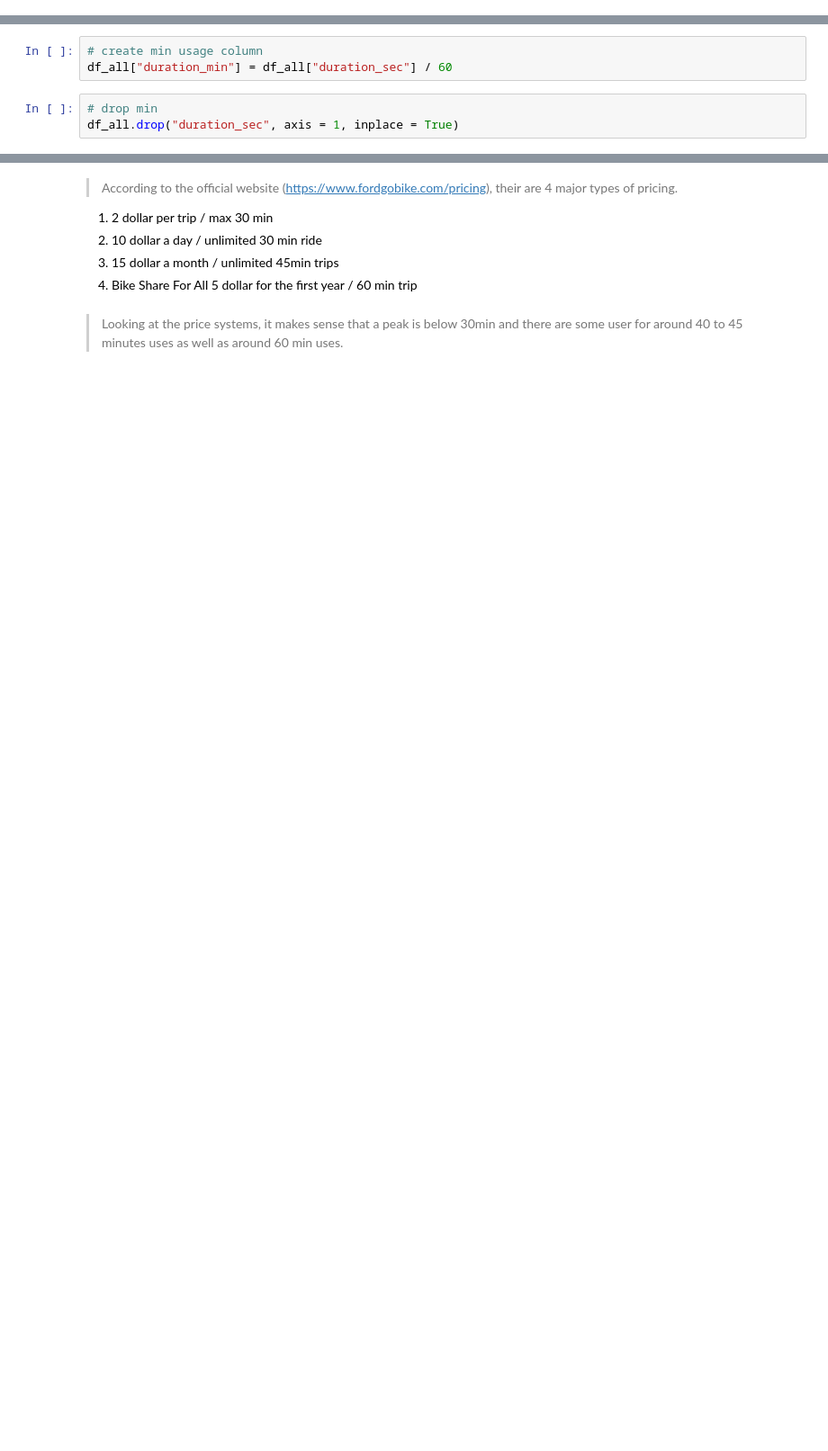
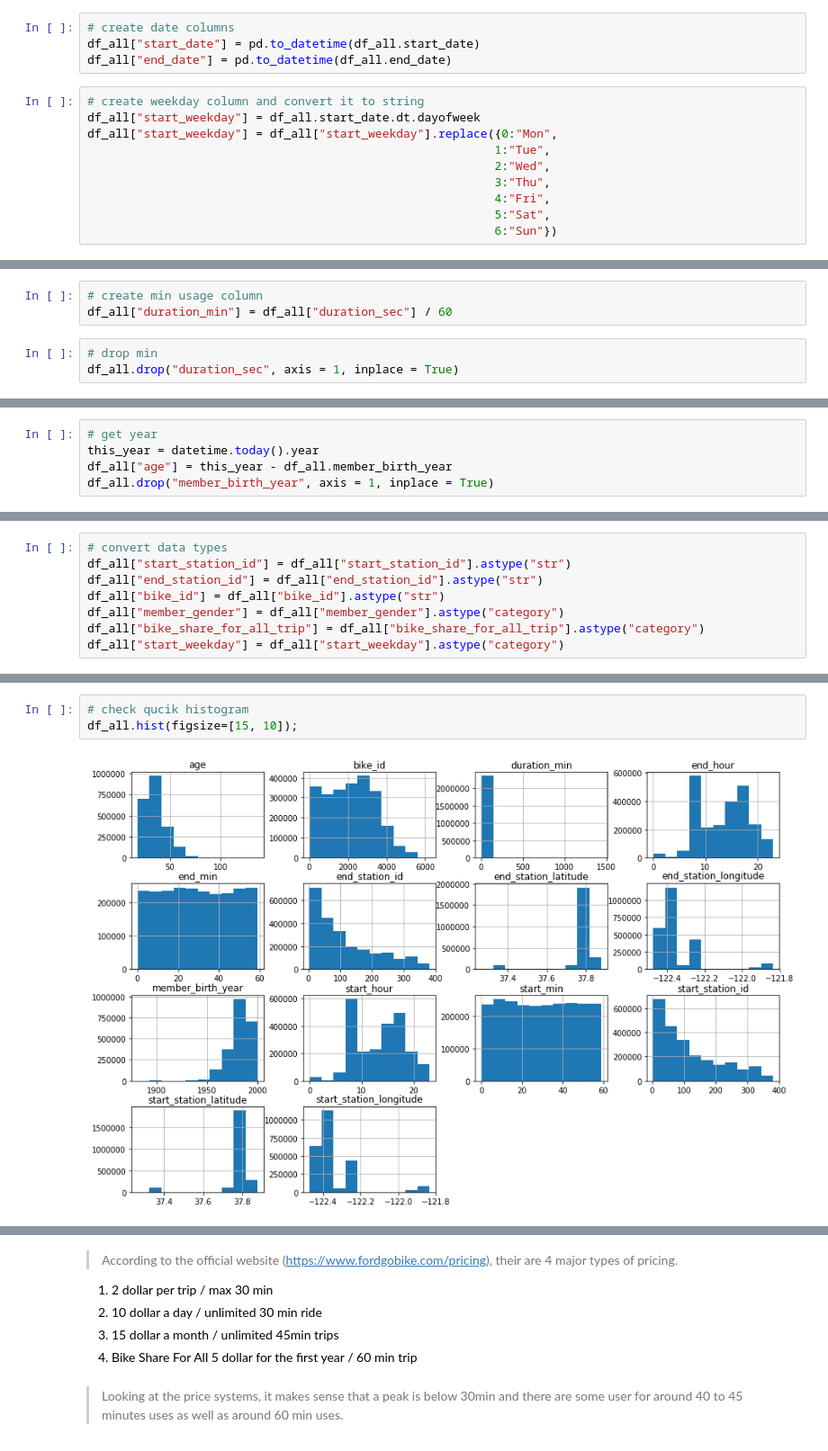
Before and after one commit to Subaru-Goto/Ford_Go_Bike, a Jupyter notebook: Ford_Gobike.ipynb, the cells around one changed output, grey strips where cells are left out. Shown at 90% size. Cells and saved outputs as stored; diff of their text form; blank space fills up the shorter version.

Commit message:
Data Wrangling
next EDA

```diff
--- a/Ford_Gobike.ipynb
+++ b/Ford_Gobike.ipynb
@@ -301,3 +340,17 @@ df_all.drop(columns = ["start_time", "end_time"], axis = 1, inplace = True)
+# %%
+# create date columns
+df_all["start_date"] = pd.to_datetime(df_all.start_date)
+df_all["end_date"] = pd.to_datetime(df_all.end_date)
+# %%
+# create weekday column and convert it to string
+df_all["start_weekday"] = df_all.start_date.dt.dayofweek
+df_all["start_weekday"] = df_all["start_weekday"].replace({0:"Mon",
+                                                          1:"Tue",
+                                                          2:"Wed",
+                                                          3:"Thu",
+                                                          4:"Fri",
+                                                          5:"Sat",
+                                                          6:"Sun"})
 # %% [markdown]
 ### Test
 # %%
@@ -329,0 +411,5 @@ df_all["duration_min"].describe()
+# %%
+# get year
+this_year = datetime.today().year
+df_all["age"] = this_year - df_all.member_birth_year
+df_all.drop("member_birth_year", axis = 1, inplace = True)
@@ -329,0 +444,8 @@ df_all["duration_min"].describe()
+# %%
+# convert data types
+df_all["start_station_id"] = df_all["start_station_id"].astype("str")
+df_all["end_station_id"] = df_all["end_station_id"].astype("str")
+df_all["bike_id"] = df_all["bike_id"].astype("str")
+df_all["member_gender"] = df_all["member_gender"].astype("category")
+df_all["bike_share_for_all_trip"] = df_all["bike_share_for_all_trip"].astype("category")
+df_all["start_weekday"] = df_all["start_weekday"].astype("category")
@@ -329,0 +475,5 @@ df_all["duration_min"].describe()
+# %%
+# check qucik histogram
+df_all.hist(figsize=[15, 10]);
+# %% [output]
+[figure, added]
```
Also changed, not shown: parts of 39 cells of this notebook.
